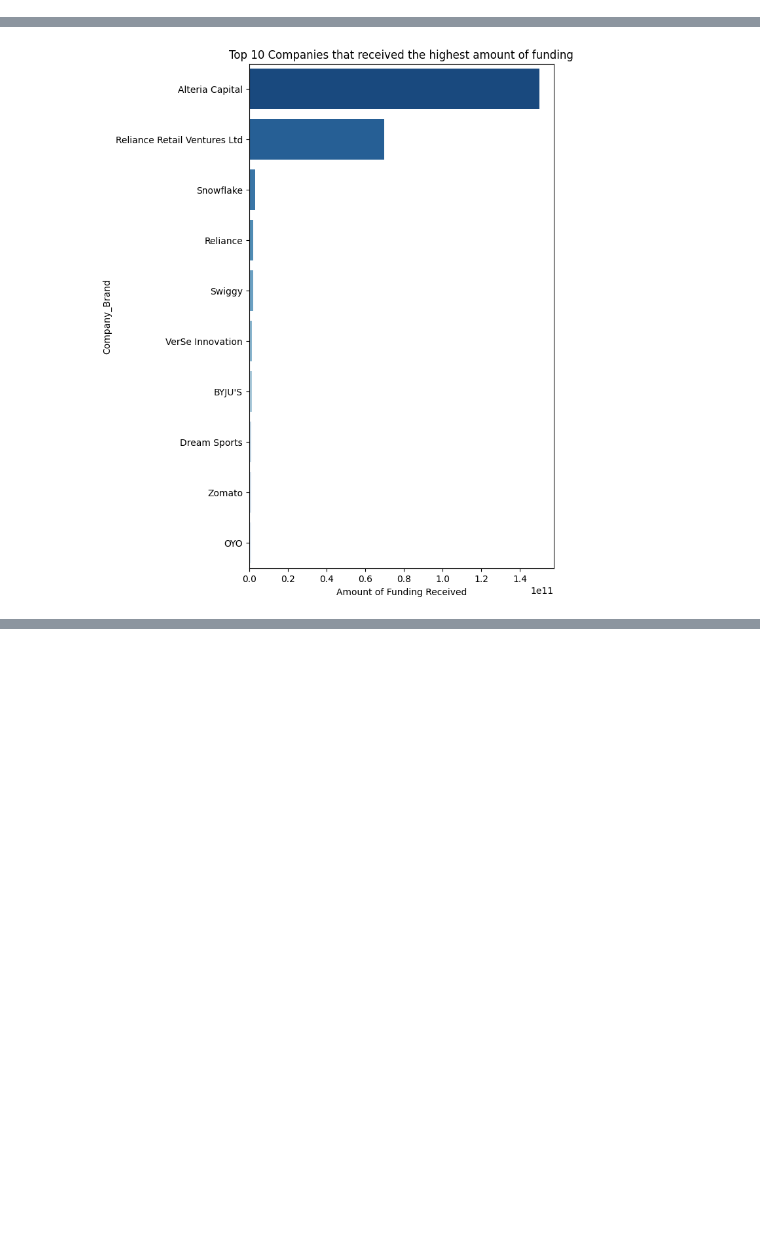
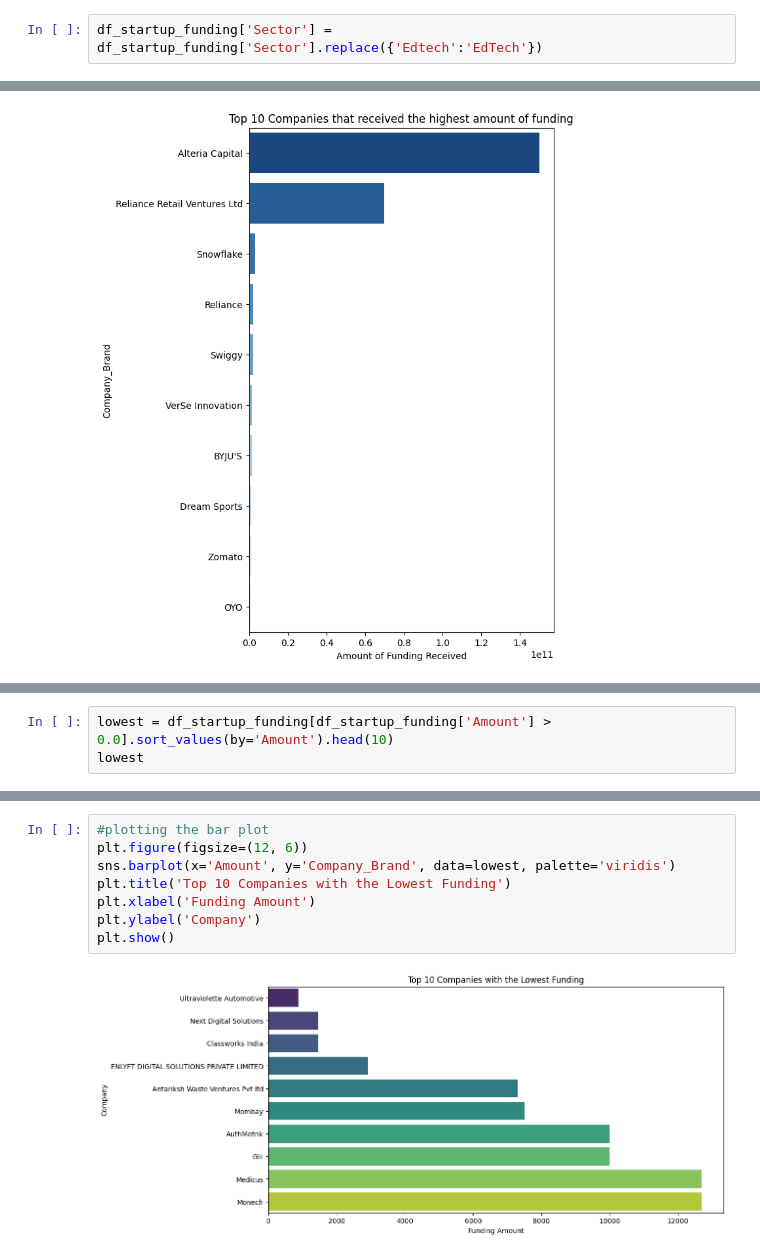
Before and after one commit to susanlazaro/LP1-sojourn, a Jupyter notebook: notebook.ipynb, the cells around one changed output, grey strips where cells are left out. Drawn from its saved outputs; the diff is of its cells as text; blank space fills up the shorter version.

```diff
--- a/notebook.ipynb
+++ b/notebook.ipynb
@@ -1374,6 +1374,8 @@ eSports, Gaming, Video Games                    584000.00
 sports                                         2400000.00
 —                                             56384320.00
 Name: Amount, Length: 873, dtype: float64
+# %%
+df_startup_funding['Sector'] = df_startup_funding['Sector'].replace({'Edtech':'EdTech'})
 # %%
 #Setting pandas not to use scientific notation
 pd.options.display.float_format = '{:.2f}'.format
@@ -1462,0 +1469,3 @@ plt.show()
+# %%
+lowest = df_startup_funding[df_startup_funding['Amount'] > 0.0].sort_values(by='Amount').head(10)
+lowest
@@ -1462,0 +1484,10 @@ plt.show()
+# %%
+#plotting the bar plot
+plt.figure(figsize=(12, 6))
+sns.barplot(x='Amount', y='Company_Brand', data=lowest, palette='viridis')
+plt.title('Top 10 Companies with the Lowest Funding')
+plt.xlabel('Funding Amount')
+plt.ylabel('Company')
+plt.show()
+# %% [output]
+[figure, added]
```
Also changed, not shown: parts of 6 cells of this notebook, 1 other file.
